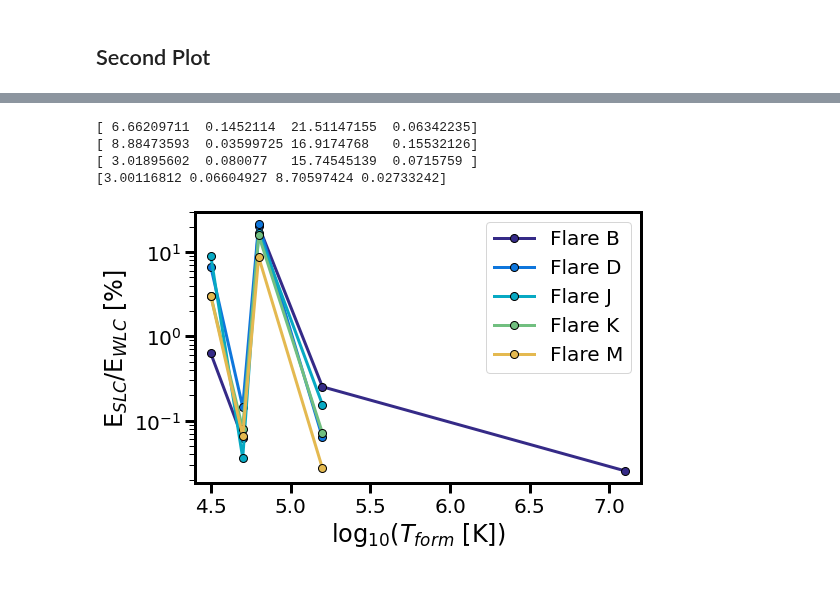
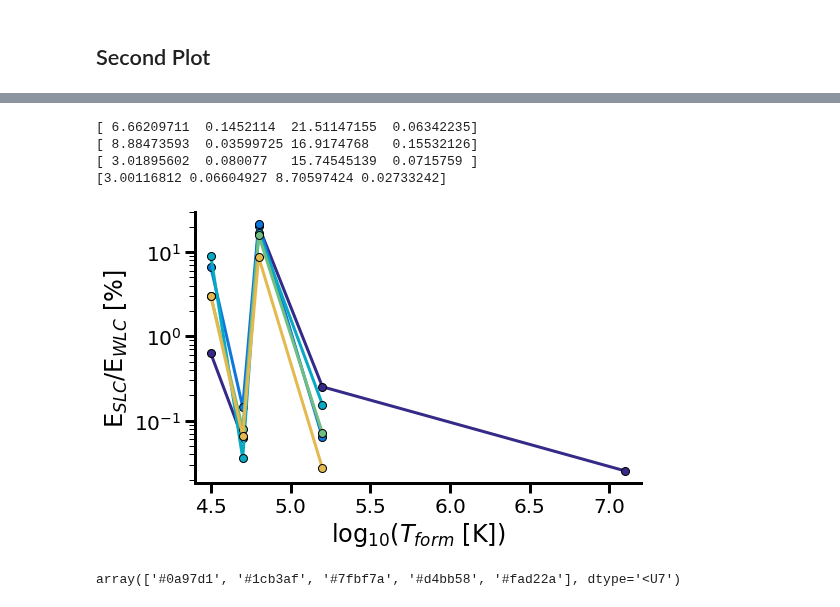
Before and after one commit to afeinstein20/cos_flares, a Jupyter notebook: notebooks/flare_analysis.ipynb, the cells around one changed output, grey strips where cells are left out. Saved outputs shown, nothing was run; the diff lists cells and outputs as text; code cells hidden in the pictures.

```diff
--- a/notebooks/flare_analysis.ipynb
+++ b/notebooks/flare_analysis.ipynb
@@ -291,10 +148,3 @@ The autoreload extension is already loaded. To reload it, use:
 ## Broad band flares
 # %%
 ions = ['CII_10', 'SiIII', 'CIII','NV_1','FeXXI']
-# %%
-f = np.zeros(len(fwc.time))
-e = np.zeros(len(fwc.time))
-for i in range(len(fwc.time)):
-    f[i] = np.trapz(fwc.flux[i]*fwc.flux_units, x=fwc.wavelength[i]*units.AA).value
-    e[i] = np.trapz(fwc.flux_err[i]**2*fwc.flux_units,x=fwc.wavelength[i]*units.AA).value
-    e[i] = np.sqrt(e[i]/len(fwc.flux_err[i]))
@@ -381,7 +160,6 @@ mask = f_int[1] > 0
 tmp1 = []
 
 for ion in ions:
-    print(ion)
 
     upsample = np.linspace(fwc.time[mask].min(), fwc.time[mask].max(), 100)
 
@@ -394,8 +172,6 @@ for ion in ions:
         einterp = interp1d(fwc.time[mask], fwc.error_table[ion][mask]/1e-11)
         scaling=1e-11
 
-
-
     t0, amp = multi_peaks(fwc.time[mask], fwc.width_table[ion][mask])
     rise, decay = [10,10,10],[50,50,50]
 
@@ -406,7 +182,7 @@ for ion in ions:
 
     if ion == 'SiIII':# or ion=='NV_1':
         out = fwc.fit_flare(ion=ion, mask=mask, model='convolved',
-                            eta=t0-20, omega=np.full(3,50),
+                            eta=t0-30, omega=np.full(3,50),
                             alpha=np.full(3,50),
                             amp=amp/scaling*10, t0=t0+300, rise=rise, decay=decay,
                             x=upsample.value,
@@ -551,7 +322,7 @@ def duration(zeroed, time):
 # %% [markdown]
 # Paper plots
 # %%
-COLOR = 'k'
+COLOR = 'w'
 plt.rcParams['font.size'] = 20
 plt.rcParams['text.color'] = COLOR
 plt.rcParams['axes.labelcolor'] = COLOR
@@ -584,6 +440,6 @@ plt.rcParams['legend.facecolor'] = 'none'
 # %%
 fig = plt.figure(tight_layout=True, figsize=(25,12))
-fig.set_facecolor('w')
+#fig.set_facecolor('w')
 gs = gridspec.GridSpec(3,5, width_ratios=[3.5,3.5,3.5,3.5,3.5])
 ax01 = fig.add_subplot(gs[0,0])
 ax03 = fig.add_subplot(gs[0,1])
@@ -724,11 +580,10 @@ for n in range(len(fmodels_25)+1):
                                            flux=fwc.width_table[ions[i]])
 
 
-            if n == 2:# and i == 2:
+            if n == 2:
                 xx[i].set_xlabel('MJD - 59480.629 [s]')
-            #if ions[i]=='CII_11' and n==2:
-            #    xx[i].set_yticks([15,20,25])
-            if n == 1:# and i == 2:
+
+            if n == 1:
                 xx[i].set_xlabel('MJD - 59362.148 [s]')
                 xx[i].set_xticks(np.linspace(fmodels_25[n-1][i][0][0]-toffset,
                                          fmodels_25[n-1][i][0][-1]-toffset,3))
@@ -746,8 +601,15 @@ for n in range(len(fmodels_25)+1):
 
 
 ax11.set_ylabel('Flux [10$^{-12}$ erg s$^{-1}$ cm$^{-2}$]', fontsize=30, x=-0.2)
-ax5.text(s='Time [s]', fontsize=30, x=23700, y=-0.6)
+ax5.text(s='Time [s]', fontsize=30, x=23700, y=-2.5)
 
 plt.subplots_adjust(wspace=0.)
+
+if COLOR=='k':
+    path = '/Users/belugawhale/Documents/GitHub/presentation-figures/aumic-flares/light-bkg/'
+else:
+    path = '/Users/belugawhale/Documents/GitHub/presentation-figures/aumic-flares/dark-bkg/'
+plt.savefig(os.path.join(path,'flare_b.png'), rasterize=True,
+            dpi=300, bbox_inches='tight', transparent=True)
 #plt.savefig('/Users/belugawhale/Documents/AUMic/paper/models.pdf', rasterize=True,
 #            dpi=300, bbox_inches='tight')#, transparent=True)
@@ -833,6 +618,9 @@ for i in range(len(ints)):
 # %%
 wlce = np.array([9.46e31, 1.08e31, 8.66e30, 1.76e31, 1.82e31])
 # %%
+plt.rcParams['axes.spines.top'] = False
+plt.rcParams['axes.spines.right'] = False
+
 fig, dax = plt.subplots(nrows=1, figsize=(8,5), sharex=True)
 
 strengths = np.array([1.15e-1, 2.24e-1, 3.74e-2, 1.56e-1, 2.79e-3])
@@ -843,34 +631,42 @@ for i in range(5):#[0,1,2,3,4]:#range(len(energies)):
     q = np.array(energies[i]) > 0
 
     if i < 1:
         scalings = np.array(scalings)
         dax.plot(formtemp[q], (np.array(energies[i])[q]*scalings[q])/wlce[i],
                  c=ion_colors[i], marker='o', lw=3, ms=ms, markeredgecolor='k',
                  label='Flare {}'.format(letters[i]))
     elif i >= 1:
         tempscale = np.array(scalings_25[i-1][:-1])
         dax.plot(formtemp[q][:-1], (np.array(energies[i])[q][:-1]*tempscale)/wlce[i],
                  c=ion_colors[i], marker='o', lw=3, ms=ms, markeredgecolor='k',
                  label='Flare {}'.format(letters[i]))
         print((np.array(energies[i])[q][:-1]*tempscale)/wlce[i])
 
 
 dax.set_xlabel('log$_{10}$($T_{form}$ [K])',fontsize=24)
 dax.set_ylabel('E$_{SLC}$/E$_{WLC}$ [%]', fontsize=24)
 
-dax.legend()
+#dax.legend()
 dax.set_xlim(4.4, 7.2)
 #dax.set_ylim(2*10e-5,0.7)
 dax.set_yscale('log')
 #tax.set_ylim(-100,160)
 
 dax.set_rasterized(True)
 
-plt.savefig('/Users/belugawhale/Documents/AUMic/paper/time_energy.pdf',
-            dpi=300, rasterize=True, bbox_inches='tight')
+plt.savefig(os.path.join(path, 'time_energy.png'),
+            dpi=300, rasterize=True, bbox_inches='tight',
+            transparent=True)
+
+#plt.savefig('/Users/belugawhale/Documents/AUMic/paper/time_energy.pdf',
+#            dpi=300, rasterize=True, bbox_inches='tight')
 # %% [output]
 [ 6.66209711  0.1452114  21.51147155  0.06342235]
 [ 8.88473593  0.03599725 16.9174768   0.15532126]
 [ 3.01895602  0.080077   15.74545139  0.0715759 ]
 [3.00116812 0.06604927 8.70597424 0.02733242]
-[figure, old version]
+[figure, new version]
+# %%
+parula[np.linspace(80,230,5,dtype=int)]
+# %% [output]
+array(['#0a97d1', '#1cb3af', '#7fbf7a', '#d4bb58', '#fad22a'], dtype='<U7')
```
Also changed, not shown: parts of 20 cells of this notebook, 6 other files.
